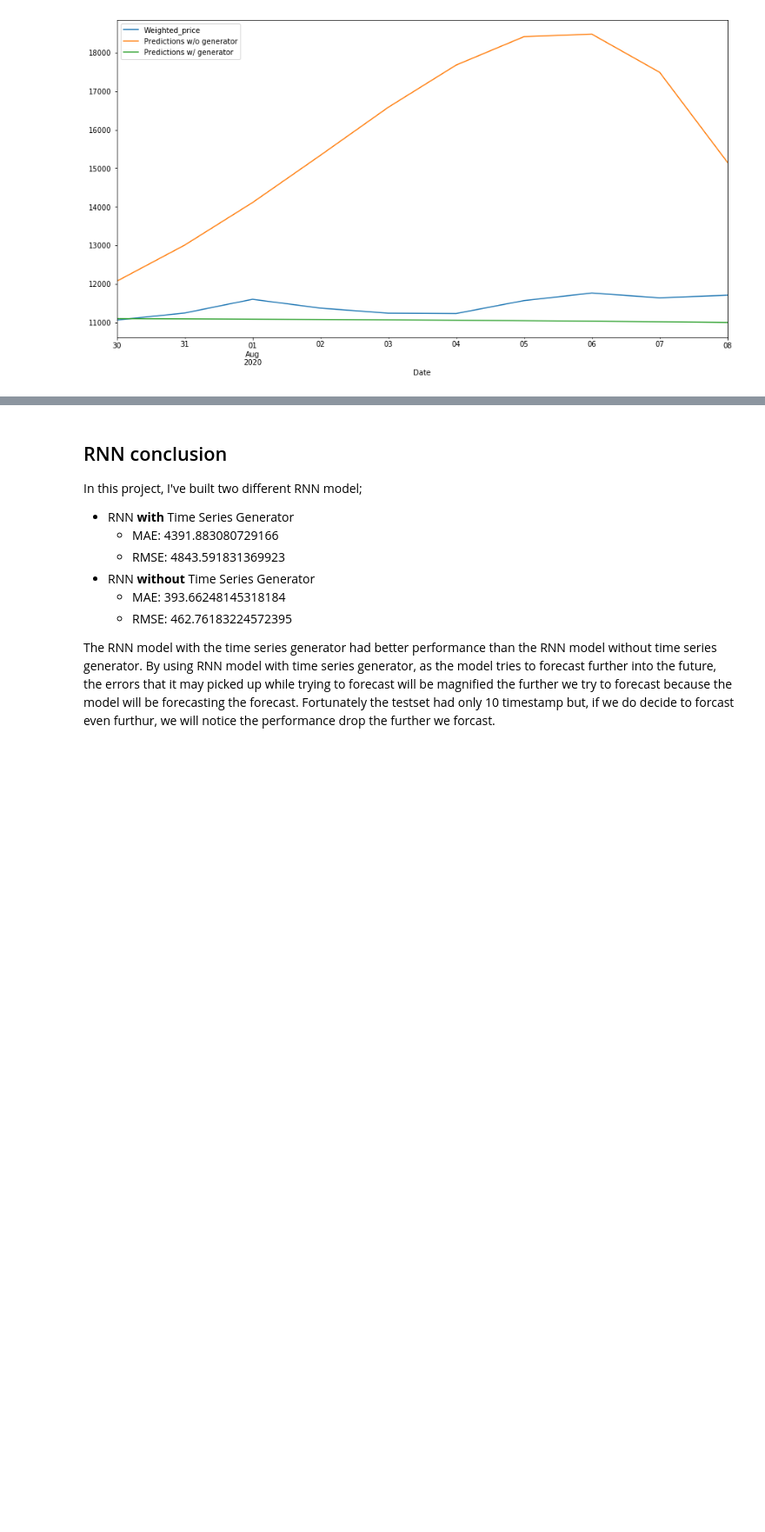
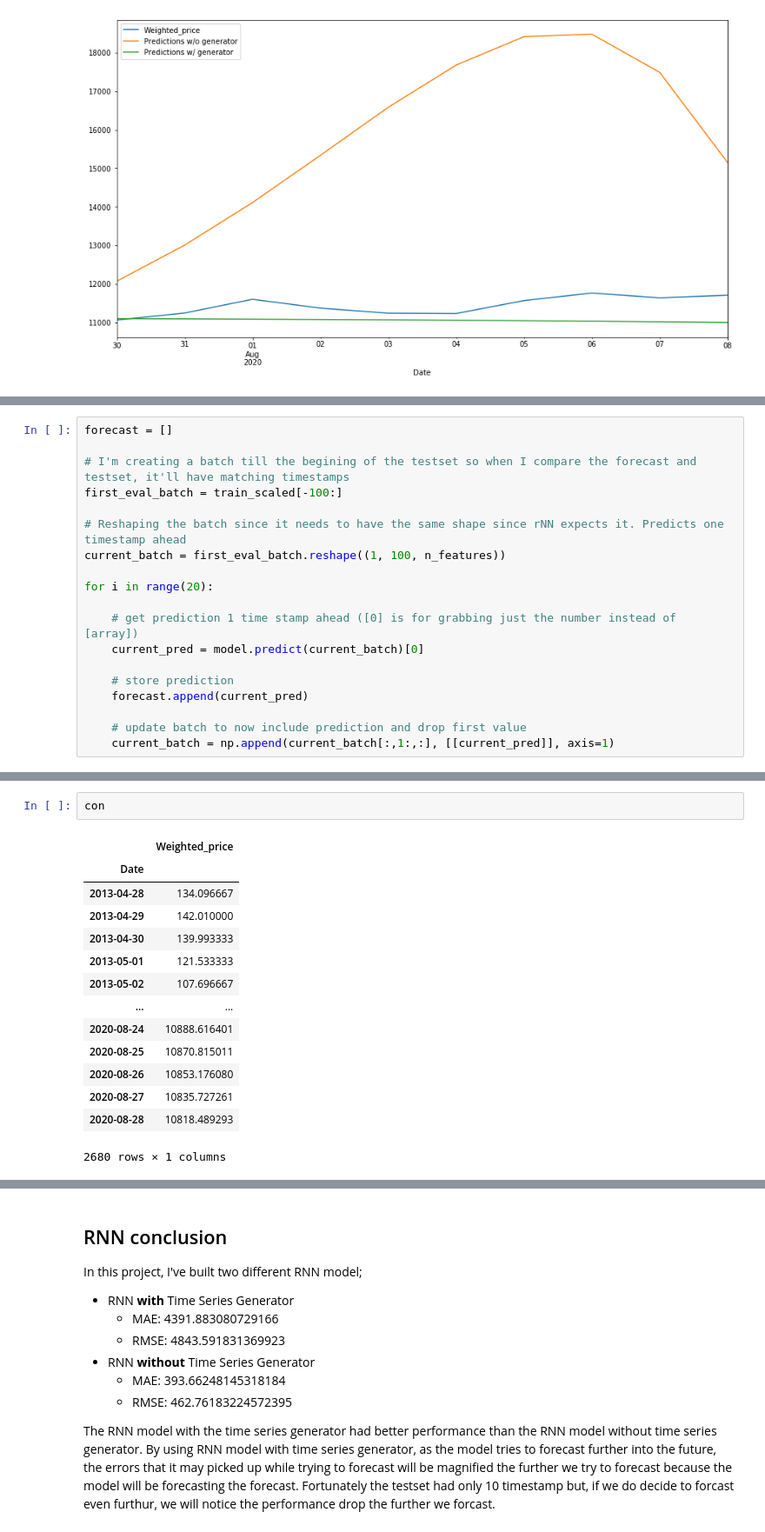
Before and after one commit to HongPhuMagic/ML-Project-3-Bitcoin, a Jupyter notebook: BTC.ipynb, the cells around one changed output, grey strips where cells are left out. Shown: that part at 87% size. Saved outputs shown, nothing was run; the diff lists cells and outputs as text; blank space fills up the shorter version.

```diff
--- a/BTC.ipynb
+++ b/BTC.ipynb
@@ -333,0 +400,19 @@ test.plot(figsize=(15,8))
+# %%
+forecast = []
+
+# I'm creating a batch till the begining of the testset so when I compare the forecast and testset, it'll have matching timestamps
+first_eval_batch = train_scaled[-100:]
+
+# Reshaping the batch since it needs to have the same shape since rNN expects it. Predicts one timestamp ahead
+current_batch = first_eval_batch.reshape((1, 100, n_features))
+
+for i in range(20):
+
+    # get prediction 1 time stamp ahead ([0] is for grabbing just the number instead of [array])
+    current_pred = model.predict(current_batch)[0]
+
+    # store prediction
+    forecast.append(current_pred)
+
+    # update batch to now include prediction and drop first value
+    current_batch = np.append(current_batch[:,1:,:], [[current_pred]], axis=1)
@@ -333,0 +436,17 @@ test.plot(figsize=(15,8))
+# %%
+con
+# %% [output]
+|  | Weighted_price |
+| Date |  |
+| 2013-04-28 | 134.096667 |
+| 2013-04-29 | 142.010000 |
+| 2013-04-30 | 139.993333 |
+| 2013-05-01 | 121.533333 |
+| 2013-05-02 | 107.696667 |
+| ... | ... |
+| 2020-08-24 | 10888.616401 |
+| 2020-08-25 | 10870.815011 |
+| 2020-08-26 | 10853.176080 |
+| 2020-08-27 | 10835.727261 |
+| 2020-08-28 | 10818.489293 |
+2680 rows × 1 columns
```
Also changed, not shown: parts of 10 cells of this notebook.
